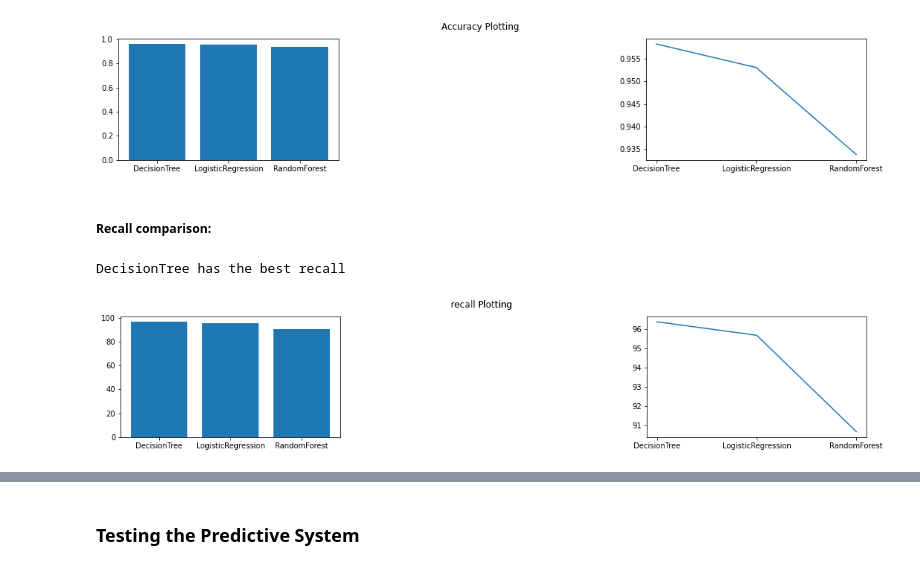
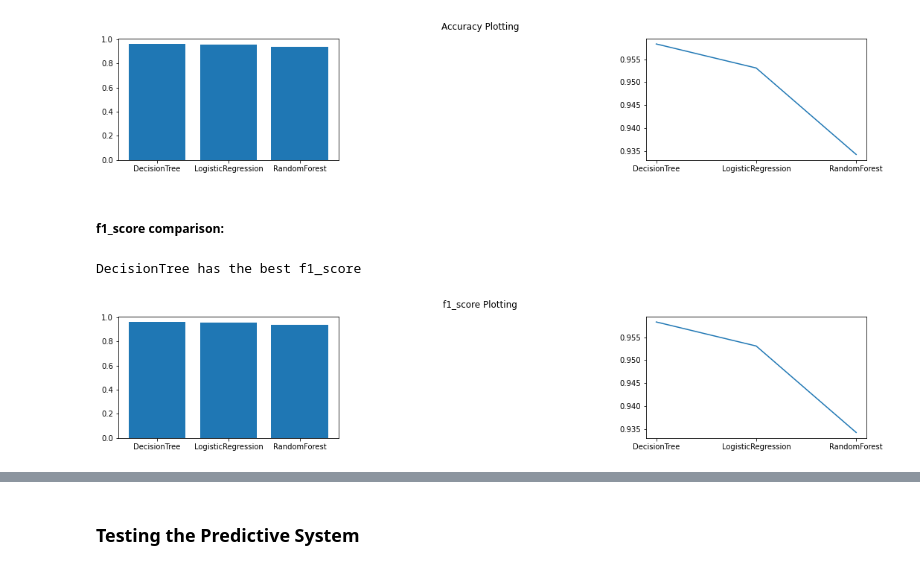
Before and after one commit to mouadelhaddad/SD201, a Jupyter notebook: datamining.ipynb, the cells around one changed output, grey strips where cells are left out. Cells and saved outputs as stored; diff of their text form; code cells hidden in the pictures.

```diff
--- a/datamining.ipynb
+++ b/datamining.ipynb
@@ -374,28 +374,28 @@ plt.show()
 DecisionTree is the more accurate
 [figure]
 # %% [markdown]
-##### Recall comparison:
+##### f1_score comparison:
 # %%
-test_data_recall_DT= metrics.recall_score(Y_test, X_test_prediction_DT)*100
-test_data_recall_RF= metrics.recall_score(Y_test, X_test_prediction_RF)*100
-test_data_recall_LR=metrics.recall_score(Y_test, X_test_prediction_LR)*100
-max_recall = max(test_data_recall_DT,test_data_recall_RF,test_data_recall_LR)
-if test_data_recall_DT == max_recall :
-    print("DecisionTree has the best recall")
-elif test_data_recall_LR == max_recall:
-    print("LogisticRegression has the best recall")
+test_data_f1_score_DT= metrics.f1_score(Y_test, X_test_prediction_DT , average="micro")
+test_data_f1_score_RF= metrics.f1_score(Y_test, X_test_prediction_RF , average="micro")
+test_data_f1_score_LR= metrics.f1_score(Y_test, X_test_prediction_LR , average="micro")
+max_f1_score = max(test_data_f1_score_DT,test_data_f1_score_RF,test_data_f1_score_LR)
+if test_data_f1_score_DT == max_f1_score :
+    print("DecisionTree has the best f1_score")
+elif test_data_f1_score_LR == max_f1_score:
+    print("LogisticRegression has the best f1_score")
 else:
-    print("RandomForest has the best recall")
+    print("RandomForest has the best f1_score")
 names = ['DecisionTree', 'LogisticRegression', 'RandomForest']
-values = [test_data_recall_DT, test_data_recall_LR, test_data_recall_RF]
+values = [test_data_f1_score_DT, test_data_f1_score_LR, test_data_f1_score_RF]
 plt.figure(figsize=(18, 3))
 plt.subplot(131)
 plt.bar(names, values)
 plt.subplot(133)
 plt.plot(names, values)
-plt.suptitle('recall Plotting')
+plt.suptitle('f1_score Plotting')
 plt.show()
 # %% [output]
-DecisionTree has the best recall
+DecisionTree has the best f1_score
-[figure, old version]
+[figure, new version]
 # %% [markdown]
```
Also changed, not shown: parts of 10 cells of this notebook.
